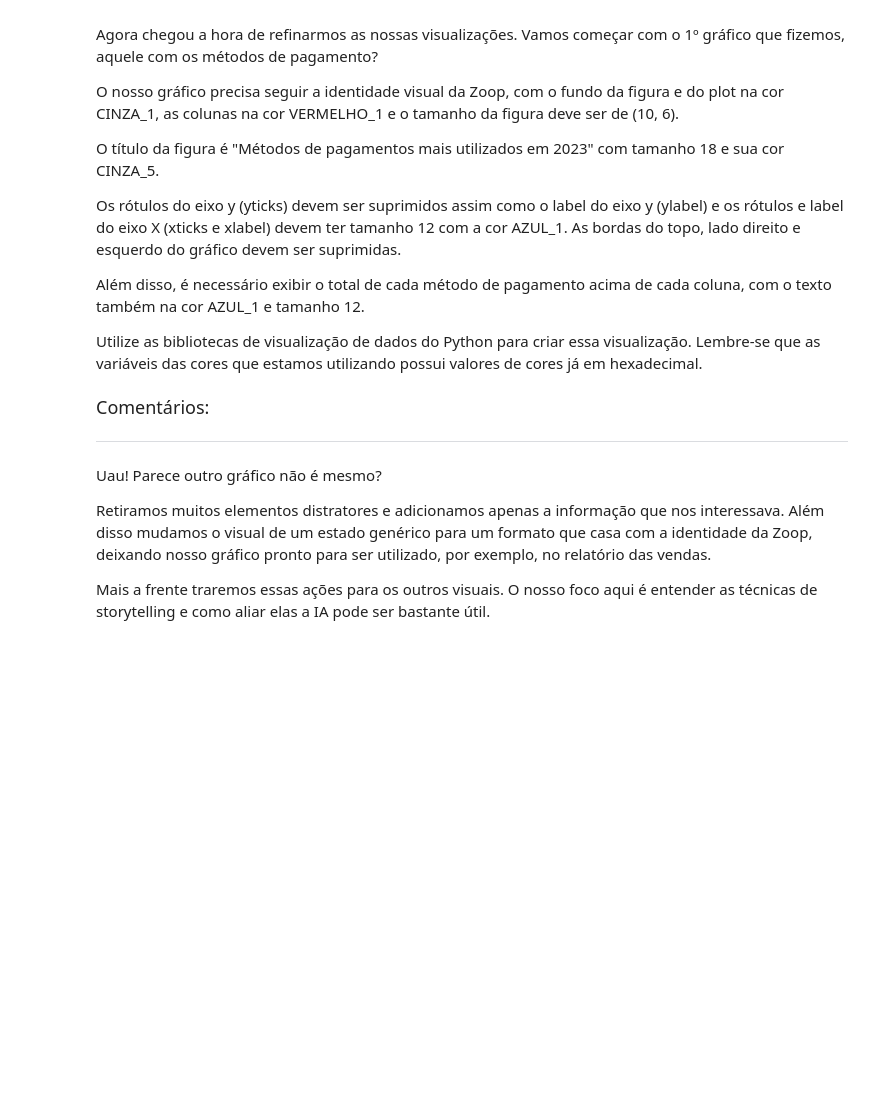
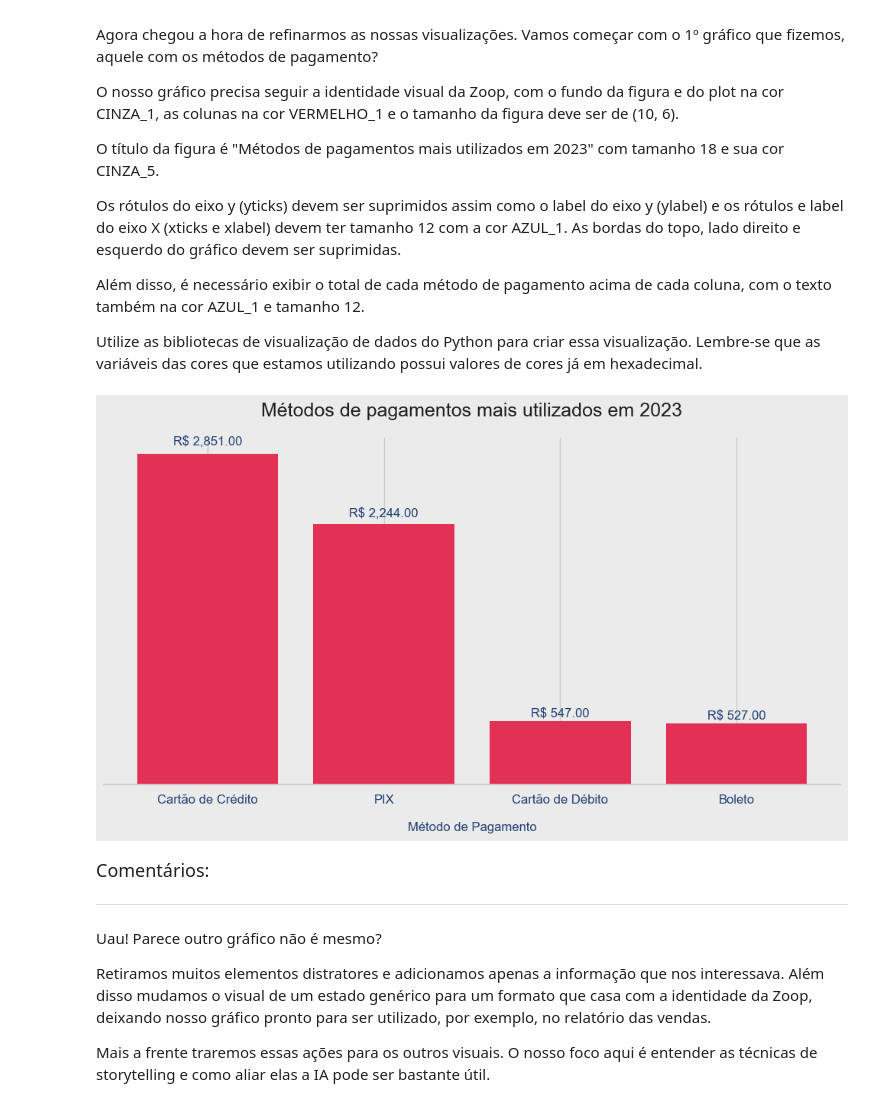
Before and after one commit to JCrpa/curso11_python_data_science_IA_dataviz, a Jupyter notebook: Projeto_Inicial_IA_aplicada_a_Data_Science.ipynb, the cells around one changed output. Cells and saved outputs as stored; diff of their text form; code cells hidden in the pictures; blank space fills up the shorter version.

```diff
--- a/Projeto_Inicial_IA_aplicada_a_Data_Science.ipynb
+++ b/Projeto_Inicial_IA_aplicada_a_Data_Science.ipynb
@@ -1290,6 +1289,61 @@ Os rótulos do eixo y (yticks) devem ser suprimidos assim como o label do eixo y
 Além disso, é necessário exibir o total de cada método de pagamento acima de cada coluna, com o texto também na cor AZUL_1 e tamanho 12.
 
 Utilize as bibliotecas de visualização de dados do Python para criar essa visualização. Lembre-se que as variáveis das cores que estamos utilizando possui valores de cores já em hexadecimal.
+# %%
+# Agrupar por método de pagamento e contar o total de ocorrências
+metodos_de_pagamento = df['metodo_pagamento'].value_counts()
+# %%
+# 1. Configuração da figura e do plot
+fig, ax = plt.subplots(figsize=(10, 6), facecolor=CINZA_1) # Tamanho da figura e cor de fundo da figura
+ax.set_facecolor(CINZA_1) # Cor de fundo da área do plot
+
+# 2. Criação das colunas (barras)
+bars = ax.bar(
+    metodos_de_pagamento.index,
+    metodos_de_pagamento.values,
+    color=VERMELHO_1, # Cor das colunas usando a variável VERMELHO_1
+    edgecolor='none' # Remove a borda das colunas
+)
+
+# 3. Configuração do Título
+ax.set_title(
+    "Métodos de pagamentos mais utilizados em 2023",
+    fontsize=18,
+    color=CINZA_5, # Cor do título usando a variável CINZA_5
+    pad=20 # Espaçamento entre o título e o gráfico
+)
+
+# 4. Supressão dos rótulos e label do eixo Y
+ax.set_yticks([]) # Suprime os ticks do eixo Y
+ax.set_ylabel('') # Suprime o label do eixo Y
+
+# 5. Configuração dos rótulos e label do eixo X
+ax.tick_params(axis='x', labelsize=12, colors=AZUL_1) # Tamanho e cor dos rótulos do eixo X usando AZUL_1
+ax.set_xlabel('Método de Pagamento', fontsize=12, color=AZUL_1, labelpad=15) # Label do eixo X
+
+# 6. Retirada das bordas do gráfico
+ax.spines['top'].set_visible(False)
+ax.spines['right'].set_visible(False)
+ax.spines['left'].set_visible(False)
+# A borda inferior (bottom) geralmente é mantida para os rótulos do eixo X
+
+# 7. Exibir o total de cada método de pagamento acima de cada coluna
+for bar in bars:
+    yval = bar.get_height()
+    ax.text(
+        bar.get_x() + bar.get_width()/2, # Posição X central da barra
+        yval + (yval * 0.02),           # Posição Y (um pouco acima da barra)
+        f'R$ {yval:,.2f}',              # Formato do texto (R$ com 2 casas decimais e separador de milhar)
+        ha='center',                    # Alinhamento horizontal centralizado
+        va='bottom',                    # Alinhamento vertical na parte inferior
+        fontsize=12,                    # Tamanho da fonte
+        color=AZUL_1                    # Cor do texto usando AZUL_1
+    )
+
+# Ajusta o layout para evitar cortes
+plt.tight_layout()
+# %% [output]
+[figure, added]
 # %% [markdown]
 <font color="7b71ff" size=4> Comentários: </font>
 
```
Also changed, not shown: parts of 2 cells of this notebook.
